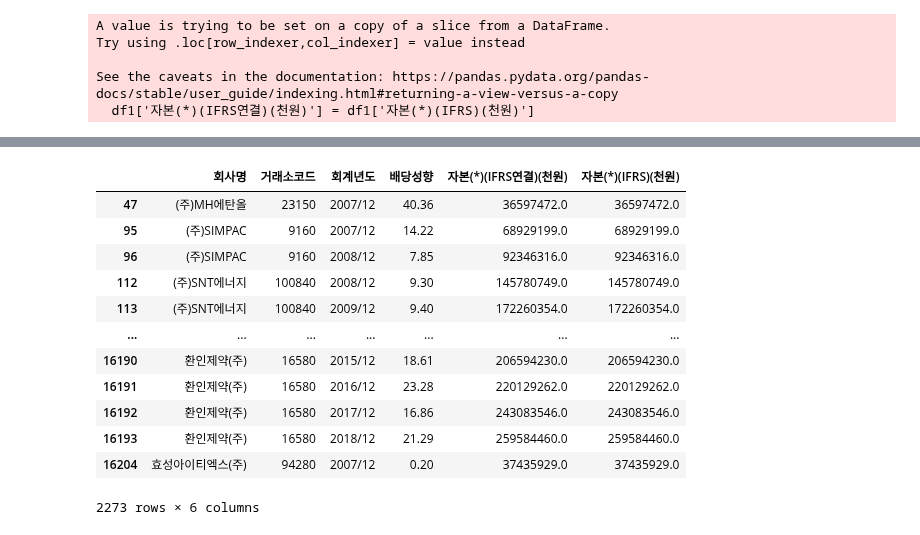
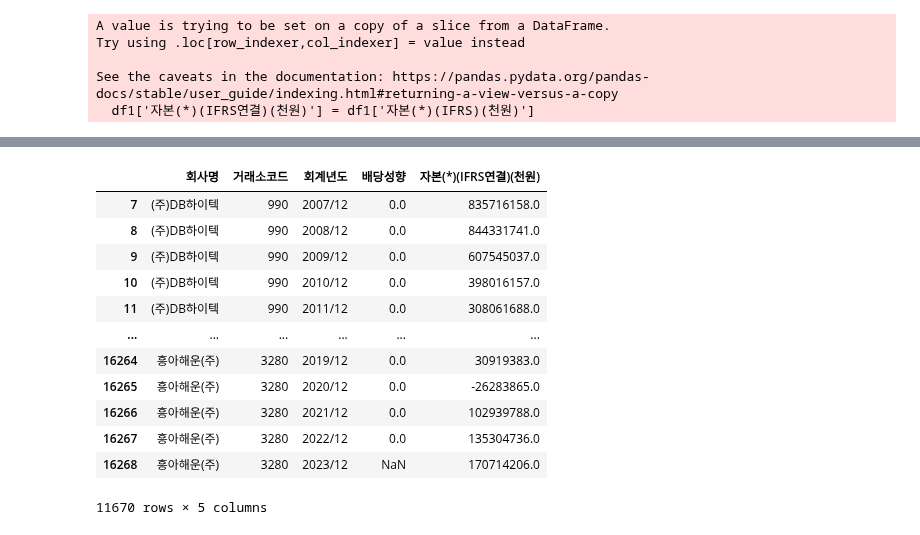
Before and after one commit to kimsierra/vscode, a Jupyter notebook: 2024/ML/해커톤/20년배당성향.순자산.ipynb, the cells around one changed output, grey strips where cells are left out. Drawn from its saved outputs; the diff is of its cells as text; code cells hidden in the pictures.

```diff
--- a/2024/ML/해커톤/20년배당성향.순자산.ipynb
+++ b/2024/ML/해커톤/20년배당성향.순자산.ipynb
@@ -98,3 +98,5 @@ Try using .loc[row_indexer,col_indexer] = value instead
 
 See the caveats in the documentation: https://pandas.pydata.org/pandas-docs/stable/user_guide/indexing.html#returning-a-view-versus-a-copy
   df1['자본(*)(IFRS연결)(천원)'] = df1['자본(*)(IFRS)(천원)']
+# %%
+df_cleaned.iloc[np.where(df_cleaned['자본(*)(IFRS연결)(천원)'].isna())]['자본(*)(IFRS연결)(천원)'] = df1['자본(*)(IFRS연결)(천원)']
@@ -100,0 +119,6 @@ See the caveats in the documentation: https://pandas.pydata.org/pandas-docs/stab
+# %%
+# '자본(*)(IFRS연결)(천원)' 열의 NaN 값을 '자본(*)(IFRS)(천원)' 열의 값으로 대체
+df_cleaned['자본(*)(IFRS연결)(천원)'].fillna(df_cleaned['자본(*)(IFRS)(천원)'], inplace=True)
+
+# 결과 출력
+print(df_cleaned)
@@ -101,16 +160,17 @@ See the caveats in the documentation: https://pandas.pydata.org/pandas-docs/stab
 # %%
-df1.drop(columns = ['자본(*)(IFRS)(천원)'])
+df_cleaned2 = df_cleaned.drop(columns=['자본(*)(IFRS)(천원)'])
+df_cleaned2
 # %% [output]
-|  | 회사명 | 거래소코드 | 회계년도 | 배당성향 | 자본(*)(IFRS연결)(천원) | 자본(*)(IFRS)(천원) |
-| 47 | (주)MH에탄올 | 23150 | 2007/12 | 40.36 | 36597472.0 | 36597472.0 |
-| 95 | (주)SIMPAC | 9160 | 2007/12 | 14.22 | 68929199.0 | 68929199.0 |
-| 96 | (주)SIMPAC | 9160 | 2008/12 | 7.85 | 92346316.0 | 92346316.0 |
-| 112 | (주)SNT에너지 | 100840 | 2008/12 | 9.30 | 145780749.0 | 145780749.0 |
-| 113 | (주)SNT에너지 | 100840 | 2009/12 | 9.40 | 172260354.0 | 172260354.0 |
-| ... | ... | ... | ... | ... | ... | ... |
-| 16190 | 환인제약(주) | 16580 | 2015/12 | 18.61 | 206594230.0 | 206594230.0 |
-| 16191 | 환인제약(주) | 16580 | 2016/12 | 23.28 | 220129262.0 | 220129262.0 |
-| 16192 | 환인제약(주) | 16580 | 2017/12 | 16.86 | 243083546.0 | 243083546.0 |
-| 16193 | 환인제약(주) | 16580 | 2018/12 | 21.29 | 259584460.0 | 259584460.0 |
-| 16204 | 효성아이티엑스(주) | 94280 | 2007/12 | 0.20 | 37435929.0 | 37435929.0 |
+|  | 회사명 | 거래소코드 | 회계년도 | 배당성향 | 자본(*)(IFRS연결)(천원) |
+| 7 | (주)DB하이텍 | 990 | 2007/12 | 0.0 | 835716158.0 |
+| 8 | (주)DB하이텍 | 990 | 2008/12 | 0.0 | 844331741.0 |
+| 9 | (주)DB하이텍 | 990 | 2009/12 | 0.0 | 607545037.0 |
+| 10 | (주)DB하이텍 | 990 | 2010/12 | 0.0 | 398016157.0 |
+| 11 | (주)DB하이텍 | 990 | 2011/12 | 0.0 | 308061688.0 |
+| ... | ... | ... | ... | ... | ... |
+| 16264 | 흥아해운(주) | 3280 | 2019/12 | 0.0 | 30919383.0 |
+| 16265 | 흥아해운(주) | 3280 | 2020/12 | 0.0 | -26283865.0 |
+| 16266 | 흥아해운(주) | 3280 | 2021/12 | 0.0 | 102939788.0 |
+| 16267 | 흥아해운(주) | 3280 | 2022/12 | 0.0 | 135304736.0 |
+| 16268 | 흥아해운(주) | 3280 | 2023/12 | NaN | 170714206.0 |
-2273 rows × 6 columns
+11670 rows × 5 columns
```
Also changed, not shown: parts of 33 cells of this notebook, 1 other file.
